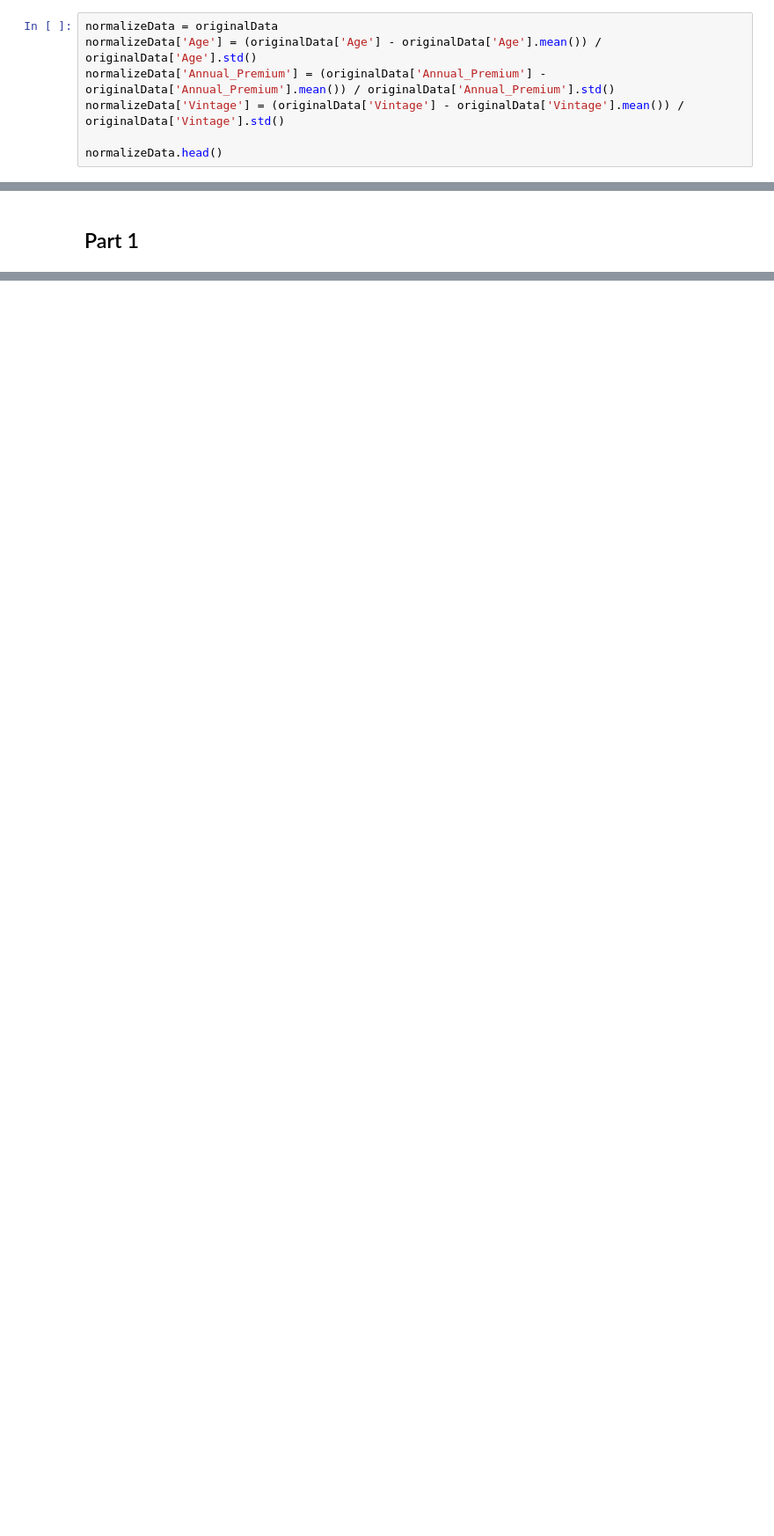
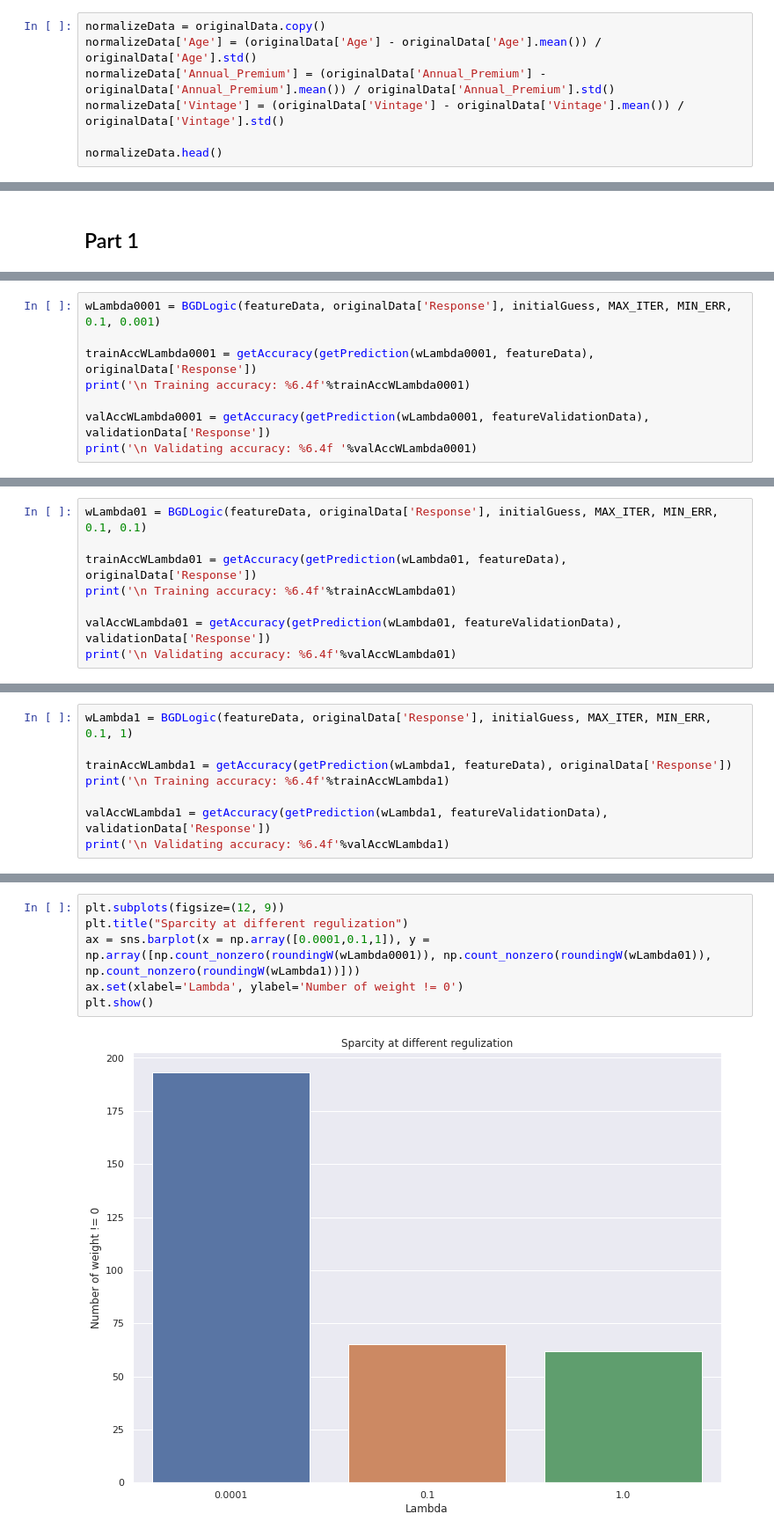
Before and after one commit to KingstonRainsworthCS/AI-534, a Jupyter notebook: IA2/IA2.ipynb, the cells around one changed output, grey strips where cells are left out. Shown at 88% size. Cells and saved outputs as stored; diff of their text form; blank space fills up the shorter version.

```diff
--- a/IA2/IA2.ipynb
+++ b/IA2/IA2.ipynb
@@ -23,7 +23,7 @@ originalData.head()
 # %% [markdown]
 ## Data prepping
 # %%
-normalizeData = originalData
+normalizeData = originalData.copy()
 normalizeData['Age'] = (originalData['Age'] - originalData['Age'].mean()) / originalData['Age'].std()
 normalizeData['Annual_Premium'] = (originalData['Annual_Premium'] - originalData['Annual_Premium'].mean()) / originalData['Annual_Premium'].std()
 normalizeData['Vintage'] = (originalData['Vintage'] - originalData['Vintage'].mean()) / originalData['Vintage'].std()
@@ -41,0 +104,8 @@ normalizeData.head()
+# %%
+wLambda0001 = BGDLogic(featureData, originalData['Response'], initialGuess, MAX_ITER, MIN_ERR, 0.1, 0.001)
+
+trainAccWLambda0001 = getAccuracy(getPrediction(wLambda0001, featureData), originalData['Response'])
+print('\n Training accuracy: %6.4f'%trainAccWLambda0001)
+
+valAccWLambda0001 = getAccuracy(getPrediction(wLambda0001, featureValidationData), validationData['Response'])
+print('\n Validating accuracy: %6.4f '%valAccWLambda0001)
@@ -41,0 +130,8 @@ normalizeData.head()
+# %%
+wLambda01 = BGDLogic(featureData, originalData['Response'], initialGuess, MAX_ITER, MIN_ERR, 0.1, 0.1)
+
+trainAccWLambda01 = getAccuracy(getPrediction(wLambda01, featureData), originalData['Response'])
+print('\n Training accuracy: %6.4f'%trainAccWLambda01)
+
+valAccWLambda01 = getAccuracy(getPrediction(wLambda01, featureValidationData), validationData['Response'])
+print('\n Validating accuracy: %6.4f'%valAccWLambda01)
@@ -41,0 +143,8 @@ normalizeData.head()
+# %%
+wLambda1 = BGDLogic(featureData, originalData['Response'], initialGuess, MAX_ITER, MIN_ERR, 0.1, 1)
+
+trainAccWLambda1 = getAccuracy(getPrediction(wLambda1, featureData), originalData['Response'])
+print('\n Training accuracy: %6.4f'%trainAccWLambda1)
+
+valAccWLambda1 = getAccuracy(getPrediction(wLambda1, featureValidationData), validationData['Response'])
+print('\n Validating accuracy: %6.4f'%valAccWLambda1)
@@ -41,0 +281,8 @@ normalizeData.head()
+# %%
+plt.subplots(figsize=(12, 9))
+plt.title("Sparcity at different regulization")
+ax = sns.barplot(x = np.array([0.0001,0.1,1]), y = np.array([np.count_nonzero(roundingW(wLambda0001)), np.count_nonzero(roundingW(wLambda01)), np.count_nonzero(roundingW(wLambda1))]))
+ax.set(xlabel='Lambda', ylabel='Number of weight != 0')
+plt.show()
+# %% [output]
+[figure, added]
```
Also changed, not shown: parts of 23 cells of this notebook, 1 other file.
